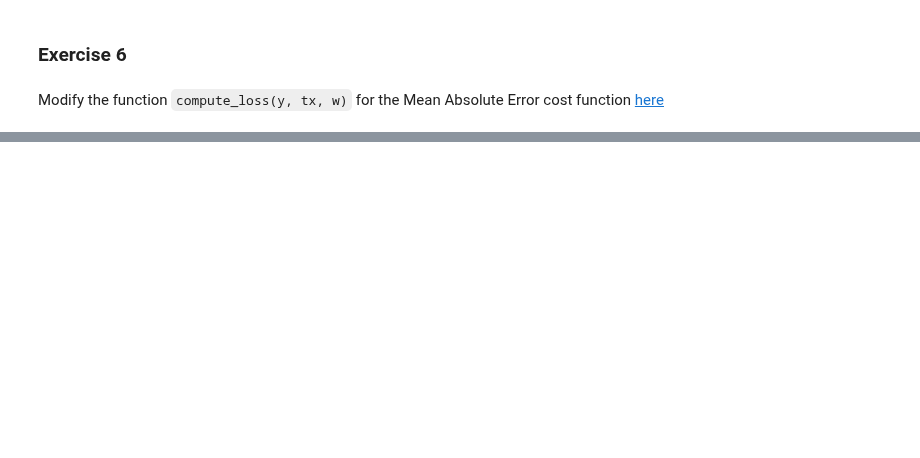
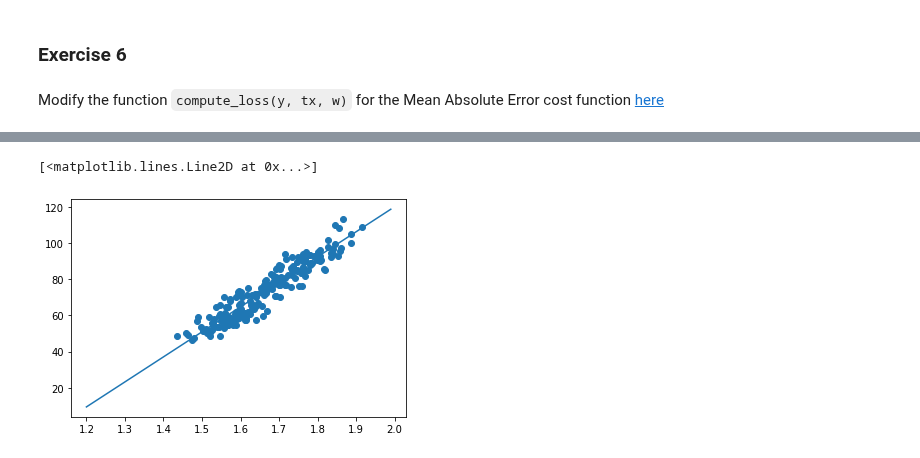
Before and after one commit to epfml/ML_course, a Jupyter notebook: labs/ex02/template/ex02.ipynb, the cells around one changed output, grey strips where cells are left out. Cells and saved outputs as stored; diff of their text form; code cells hidden in the pictures; blank space fills up the shorter version.

```diff
--- a/labs/ex02/template/ex02.ipynb
+++ b/labs/ex02/template/ex02.ipynb
@@ -169,9 +205,9 @@ def stochastic_gradient_descent(
 # from stochastic_gradient_descent import *
 
 # Define the parameters of the algorithm.
-max_iters = 50
-gamma = 0.7
-batch_size = 1
+max_iters = 500
+gamma = 0.3
+batch_size = 5
 
 # Initialization
 w_initial = np.array([0, 0])
@@ -206,0 +308,4 @@ Modify the function `compute_loss(y, tx, w)` for the Mean Absolute Error cost fu
+# %%
+#test
+w=np.array([50,10])
+print(compute_subgradient(y, tx, w))
@@ -206,0 +314,24 @@ Modify the function `compute_loss(y, tx, w)` for the Mean Absolute Error cost fu
+# %%
+def subgradient_descent(y, tx, initial_w, max_iters, gamma):
+    """Gradient descent algorithm."""
+    # Define parameters to store w and loss
+    ws = [initial_w]
+    losses = []
+    w = initial_w
+    for n_iter in range(max_iters):
+        # ***************************************************
+        grad = compute_subgradient(y, tx, w)
+        loss = compute_loss(y, tx, w, method="mae")
+        w = w - gamma*grad
+        # ***************************************************
+        # store w and loss
+        ws.append(w)
+        losses.append(loss)
+        print("Gradient Descent({bi}/{ti}): loss={l}, w0={w0}, w1={w1}".format(
+              bi=n_iter, ti=max_iters - 1, l=loss, w0=w[0], w1=w[1]))
+
+    return losses, ws
+# %%
+initial_w = np.array([0,50])
+sub_losses, sub_ws = subgradient_descent(y, tx, initial_w, 100, 0.7)
+w_final = sub_ws[-1]
@@ -206,0 +356,12 @@ Modify the function `compute_loss(y, tx, w)` for the Mean Absolute Error cost fu
+# %%
+height, weight, gender = load_data(sub_sample=True, add_outlier=False)
+x, mean_x, std_x = standardize(height)
+y, tx = build_model_data(x, weight)
+
+plt.scatter(height, weight)
+x_plot = np.arange(1.2,2,0.01)
+x_normalized = (x_plot - mean_x)/std_x #rem: on prend les mean et std des vraies donnée
+plt.plot(x_plot, w_final[0] + x_normalized*w_final[1]) #que le y est fait avec x normalized
+# %% [output]
+[<matplotlib.lines.Line2D at 0x...>]
+[figure, added]
```
Also changed, not shown: parts of 21 cells of this notebook, 13 other files.
